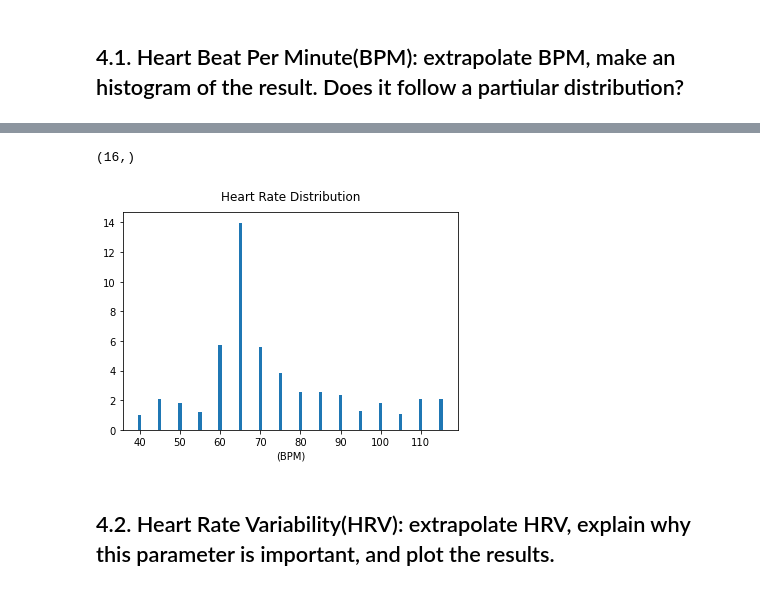
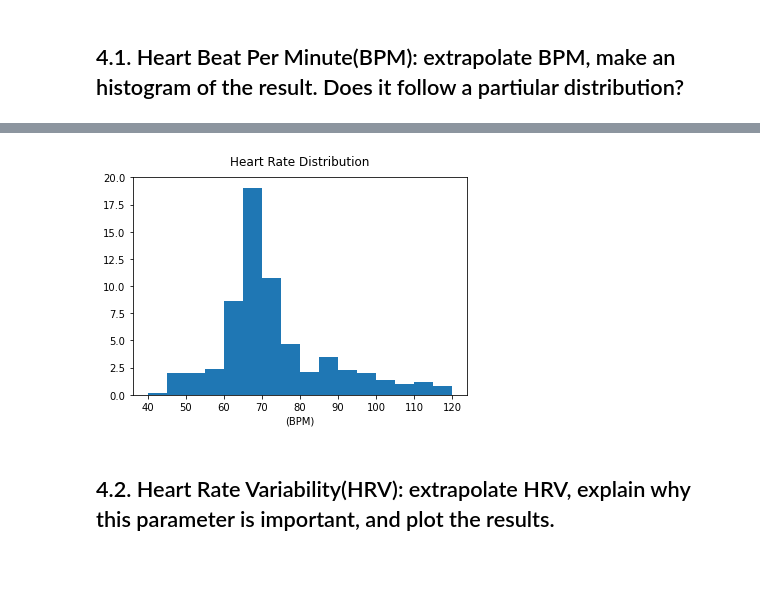
Before and after one commit to AleCapoPhys/HeartRateEstimation, a Jupyter notebook: Project_Clean_data.ipynb, the cells around one changed output, grey strips where cells are left out. Saved outputs shown, nothing was run; the diff lists cells and outputs as text; code cells hidden in the pictures.

```diff
--- a/Project_Clean_data.ipynb
+++ b/Project_Clean_data.ipynb
@@ -648,19 +535,3 @@ for i in FFTs:
 # METRICS
 # %% [markdown]
 ## 4.1. Heart Beat Per Minute(BPM): extrapolate BPM, make an histogram of the result. Does it follow a partiular distribution?
-# %%
-# I use not filtered PC2, but the idea is using the data after the wavelet
-PCs = dict()
-for i in FFTs:
-    # Assign the filtered signal to each principal component
-    PCs[i] = filterSignal(dataset_rotated[i])
-
-fig = plt.figure(figsize=(15,5))
-for i in PCs:
-    plt.plot(np.array(dataset_rotated['Time']), (PCs[i]), label={i})
-plt.title('Filtered PC signals over Time')
-plt.xlabel('Time [s]')
-plt.ylabel('Amplitude')
-plt.legend()
-plt.xlim(10, 20)
-plt.show()
@@ -782,0 +613,25 @@ print(weights)
+# %%
+counts = np.zeros(16)
+
+fig, axs = plt.subplots(n_PC, 2, figsize = (15, 15), gridspec_kw={'width_ratios': [3, 1]}, constrained_layout=True)
+plt.suptitle('Heart Rate measured with MuSe placed on the center of the sternum of a healthy subject', fontsize = 16)
+axs[n_PC-1,0].set_xlabel('Time (s)', fontsize = 13)
+axs[n_PC-1,1].set_xlabel('Heart Rate (BPM)', fontsize = 13)
+axs[0,0].set_title('Heart Rate as a function of time', fontsize = 14, pad = 12)
+axs[0,1].set_title('Heart Rate Distribution', fontsize = 14, pad = 12)
+ax = 0
+for i in PC_times:
+    HB_values, time_beat = heartbeat(PC_times[i])
+    #heartbeat as a function of time
+    axs[ax,0].plot(time_beat, HB_values, color = 'cyan')
+    axs[ax,0].plot(time_beat, HB_values, '*', label = i)
+    axs[ax,0].set_ylabel('Heart Rate (BPM)', fontsize = 15)
+    axs[ax,0].legend(loc = 'lower right')
+    axs[ax,0].set_ylim([20,120])
+    #histogram
+    n, bins, patches = axs[ax,1].hist(HB_values, bins=16, range=(40, 120))
+    axs[ax,1].set_ylim([0,30])
+    counts += n*weights[i]/info_PC
+    ax += 1
+
+plt.show()
@@ -783,12 +640,10 @@ print(weights)
 # %%
-print(counts.shape)
-plt.bar(np.arange(40,120,5), counts)
+plt.bar(np.arange(40,120,5), counts, width=5, align='edge')
 plt.title('Heart Rate Distribution', pad = 12)
 plt.xlabel('(BPM)')
 plt.show()
 # %% [output]
-(16,)
-[figure, old version]
+[figure, new version]
 # %%
 #empty cell, do not delete, just edit
 # %% [markdown]
```
Also changed, not shown: parts of 109 cells of this notebook.
